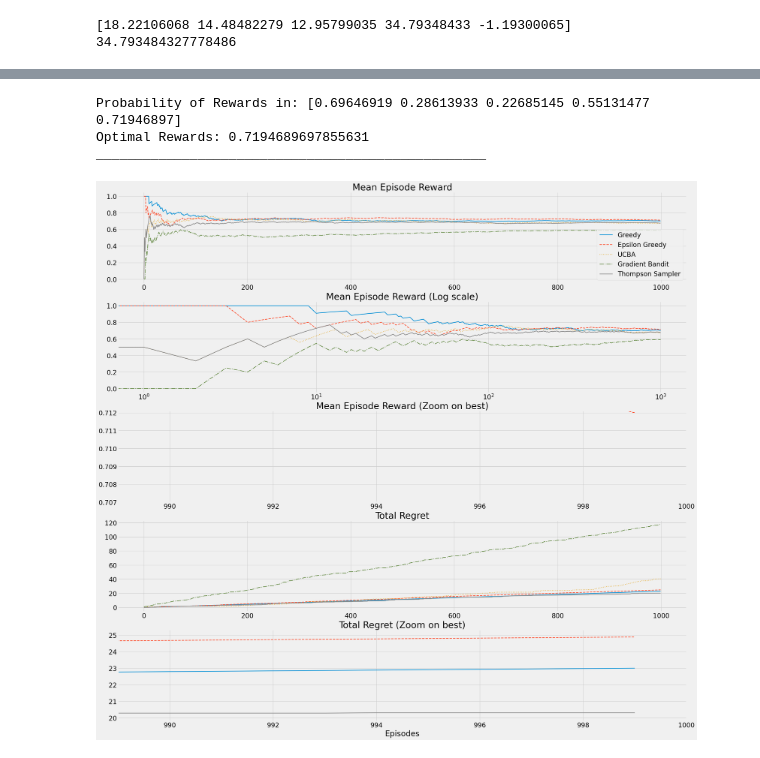
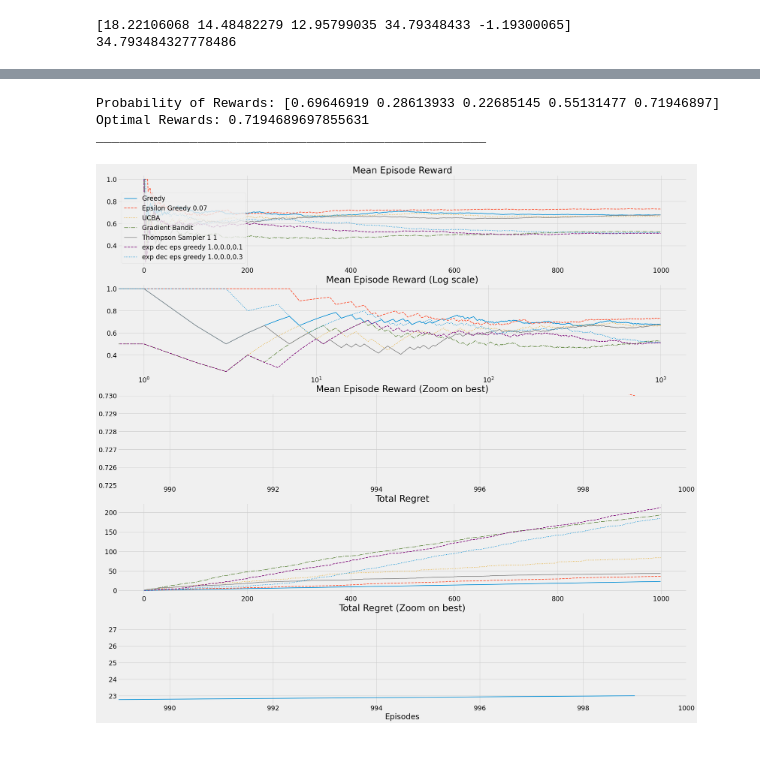
Before and after one commit to gulshan-123/soc-2024, a Jupyter notebook: week3/Assignment/results.ipynb, the cells around one changed output, grey strips where cells are left out. Saved outputs shown, nothing was run; the diff lists cells and outputs as text; code cells hidden in the pictures.

Commit message:
Added Exp dec eps-greedy

```diff
--- a/week3/Assignment/results.ipynb
+++ b/week3/Assignment/results.ipynb
@@ -59,6 +59,6 @@ print(banditGauss.optimal)
 34.793484327778486
 # %%
 # create agents
-agentsBern = [GreedyAgent(banditBern), epsGreedyAgent(banditBern), UCBAAgent(banditBern), GradientBanditAgent(banditBern), ThompsonSamplerAgent(banditBern)]
+agentsBern = [GreedyAgent(banditBern), epsGreedyAgent(banditBern,epsilon=0.07), UCBAAgent(banditBern), GradientBanditAgent(banditBern), ThompsonSamplerAgent(banditBern,alpha=1,beta=1), exp_dec_epsGreedyAgent(banditBern,1.0,0.0,0.1), exp_dec_epsGreedyAgent(banditBern,1.0,0.0,0.3)]
 
-agentsGauss = [GreedyAgent(banditGauss), epsGreedyAgent(banditGauss), UCBAAgent(banditGauss), GradientBanditAgent(banditGauss), ThompsonSamplerAgent(banditGauss)]
+agentsGauss = [GreedyAgent(banditGauss), epsGreedyAgent(banditGauss, epsilon=0.07), UCBAAgent(banditGauss), GradientBanditAgent(banditGauss), ThompsonSamplerAgent(banditGauss,alpha=1,beta=1),exp_dec_epsGreedyAgent(banditGauss,1.0,0.0,0.1), exp_dec_epsGreedyAgent(banditGauss,1.0,0.0,0.3)]
@@ -67,3 +65,5 @@ nameOfAgent=['Greedy', 'Epsilon Greedy', 'UCBA', 'Gradient Bandit', 'Thompson Sa
+# %%
+nameOfAgent=['Greedy', 'Epsilon Greedy 0.07', 'UCBA', 'Gradient Bandit', 'Thompson Sampler 1 1', 'exp dec eps greedy 1.0,0.0,0.1', 'exp dec eps greedy 1.0,0.0,0.3']
 # %%
 # agentsBern[0] for demo
 i=4
@@ -200,7 +200,10 @@ for i in range(len(agentsBern)):
     actions = np.empty(n_episodes, dtype=int)
 
     for e in range(n_episodes):
-        action=agent.action() if i != 2 else agent.action(e)
+        try:
+            action=agent.action()
+        except:
+            action=agent.action(e)
         reward=banditBern.choose(action)
         agent.update(action, reward)
         Q, N = agent.getQN()
@@ -298,7 +301,10 @@ for i in range(len(agentsGauss)):
     actions = np.empty(n_episodes, dtype=int)
 
     for e in range(n_episodes):
-        action=agent.action() if i != 2 else agent.action(e)
+        try:
+            action=agent.action()
+        except:
+            action=agent.action(e)
         reward=banditBern.choose(action)
         agent.update(action, reward)
         Q, N = agent.getQN()
@@ -356,32 +362,32 @@ for label, result in results.items():
                 max_ret-0.005,
                 max_ret+0.0001))
 
     # regret
     cum_regret = np.array(result['cum_regret'])
     mean_cum_regret = np.mean(cum_regret, axis=0)
 
     axs[3].plot(mean_cum_regret, color, linewidth=2, label=label)
 
     axs[4].plot(mean_cum_regret, color, linewidth=2, label=label)
     if min_reg > mean_cum_regret[-1]: min_reg = mean_cum_regret[-1]
     plt.axis((mean_cum_regret.shape[0]*0.989,
             mean_cum_regret.shape[0],
             min_reg-0.5,
             min_reg+5))
 
     # config plot
     axs[0].set_title('Mean Episode Reward')
     axs[1].set_title('Mean Episode Reward (Log scale)')
     axs[2].set_title('Mean Episode Reward (Zoom on best)')
     axs[3].set_title('Total Regret')
     axs[4].set_title('Total Regret (Zoom on best)')
     plt.xlabel('Episodes')
     axs[0].legend()
 
 
 plt.show()
 # %% [output]
-Probability of Rewards in: [0.69646919 0.28613933 0.22685145 0.55131477 0.71946897]
+Probability of Rewards: [0.69646919 0.28613933 0.22685145 0.55131477 0.71946897]
 Optimal Rewards: 0.7194689697855631
 __________________________________________________
-[figure, old version]
+[figure, new version]
```
Also changed, not shown: parts of 5 cells of this notebook, 1 other file.
